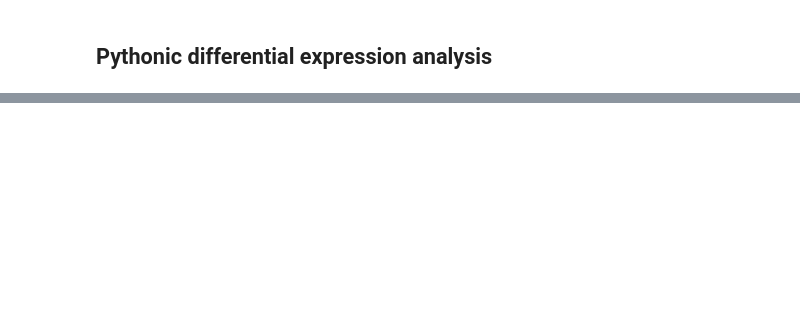
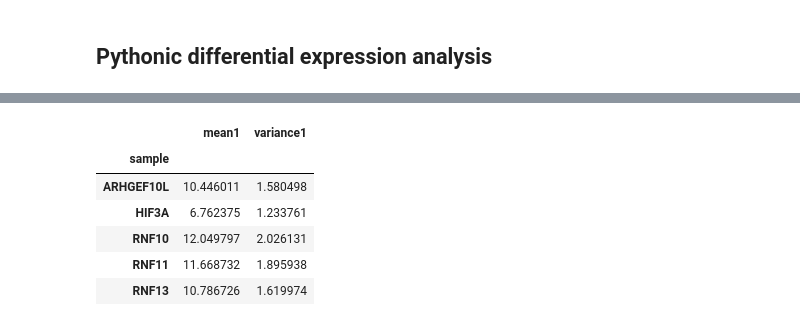
Before and after one commit to francismjenkins/Capstone_project, a Jupyter notebook: Capstone_Project.ipynb, the cells around one changed output, grey strips where cells are left out. Drawn from its saved outputs; the diff is of its cells as text; code cells hidden in the pictures; blank space fills up the shorter version.

```diff
--- a/Capstone_Project.ipynb
+++ b/Capstone_Project.ipynb
@@ -175,0 +178,11 @@ biocinstaller = importr("BiocInstaller")
+# %%
+df1_stats = df1[['mean1', 'variance1']]
+df1_stats.head()
+# %% [output]
+|  | mean1 | variance1 |
+| sample |  |  |
+| ARHGEF10L | 10.446011 | 1.580498 |
+| HIF3A | 6.762375 | 1.233761 |
+| RNF10 | 12.049797 | 2.026131 |
+| RNF11 | 11.668732 | 1.895938 |
+| RNF13 | 10.786726 | 1.619974 |
```
Also changed, not shown: parts of 38 cells of this notebook.
